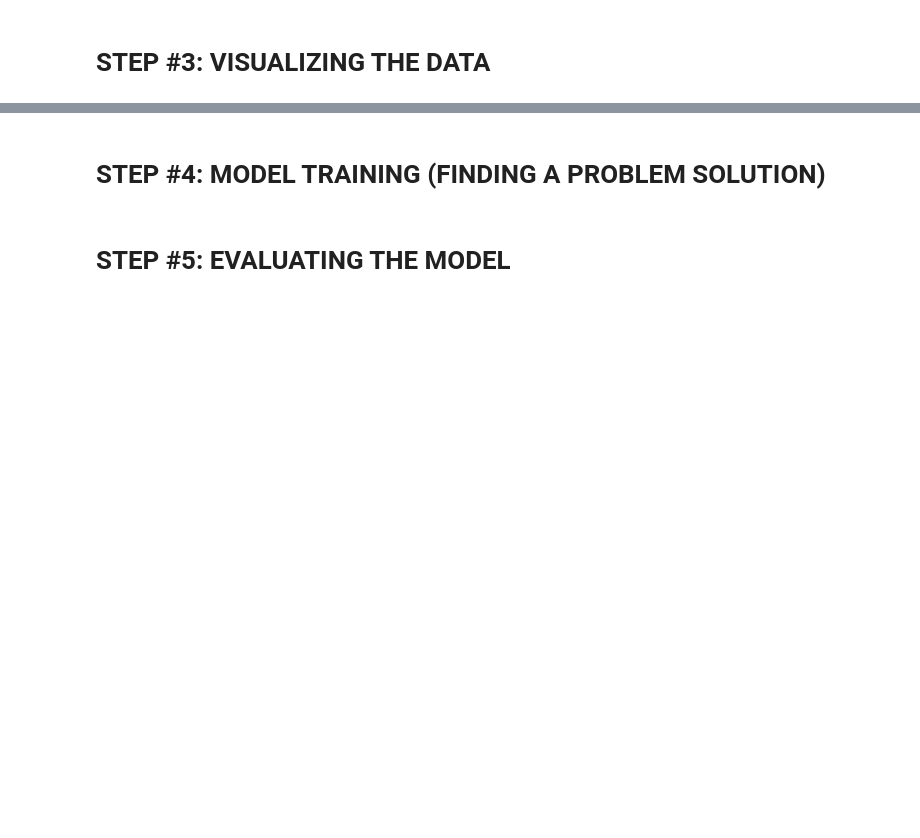
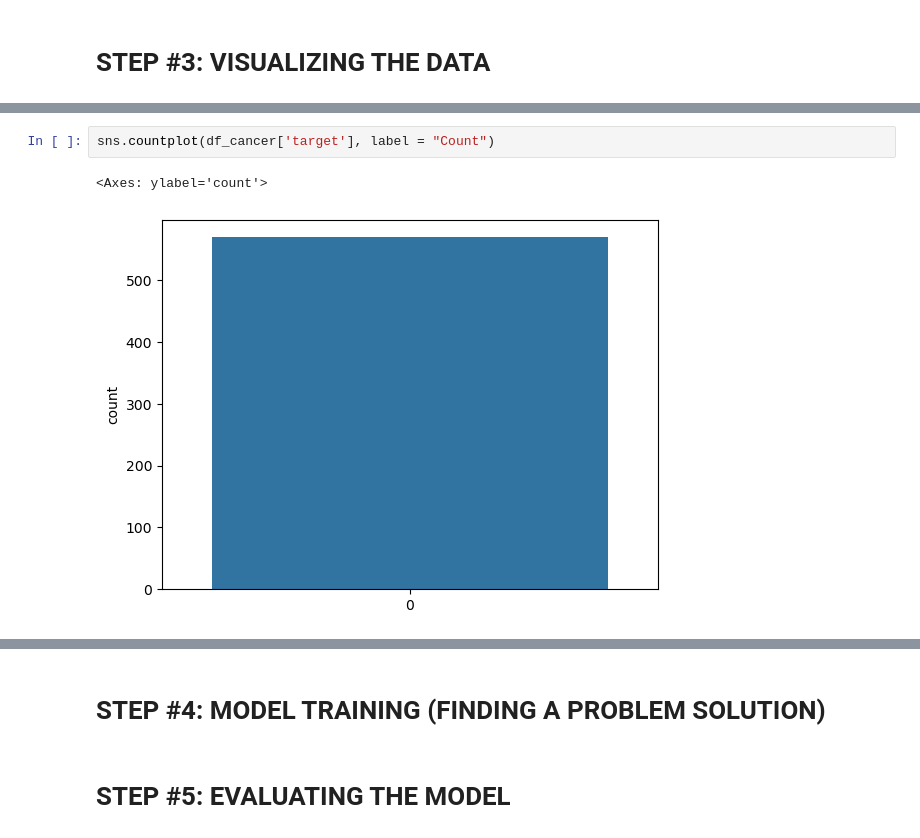
Before and after one commit to kwakyebrilliant/Breast-Cancer-Classification, a Jupyter notebook: BreastCancer.ipynb, the cells around one changed output, grey strips where cells are left out. Cells and saved outputs as stored; diff of their text form; blank space fills up the shorter version.

```diff
--- a/BreastCancer.ipynb
+++ b/BreastCancer.ipynb
@@ -150,0 +166,5 @@ df_cancer.tail()
+# %%
+sns.countplot(df_cancer['target'], label = "Count")
+# %% [output]
+<Axes: ylabel='count'>
+[figure, added]
```
Also changed, not shown: parts of 5 cells of this notebook.
